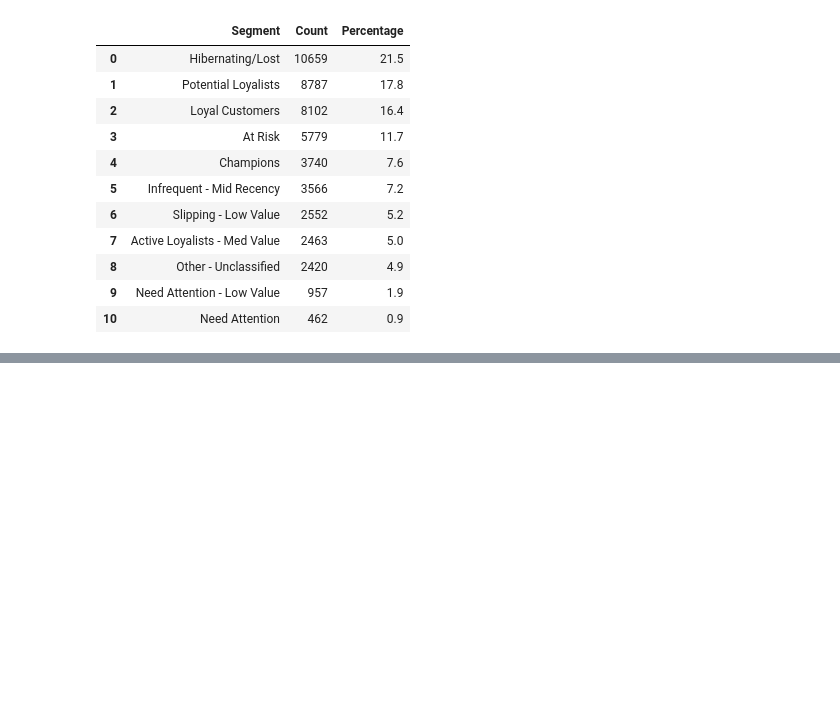
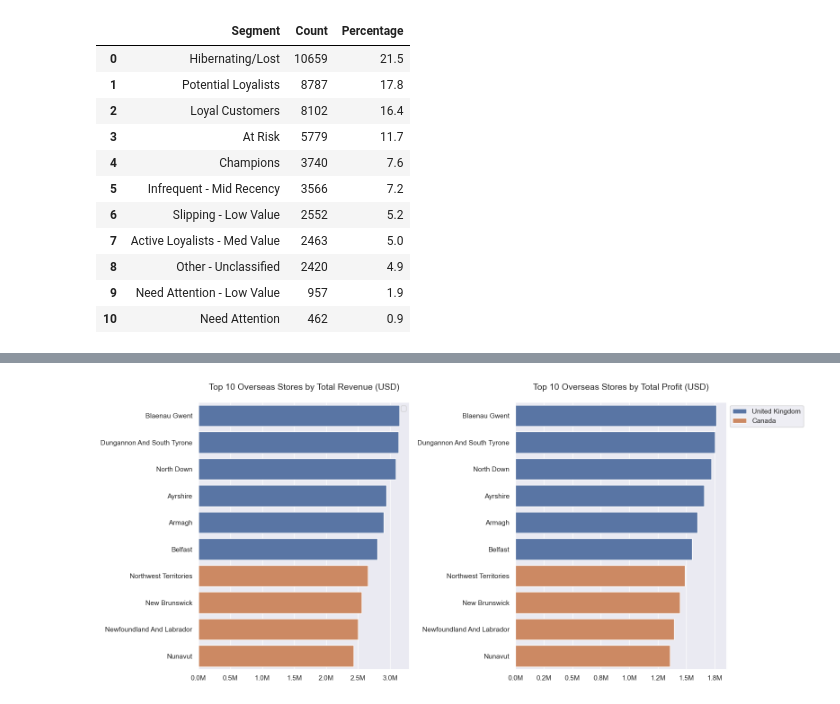
Before and after one commit to ChuSeng99/contoso, a Jupyter notebook: contoso.ipynb, the cells around one changed output, grey strips where cells are left out. Drawn from its saved outputs; the diff is of its cells as text; code cells hidden in the pictures; blank space fills up the shorter version.

```diff
--- a/contoso.ipynb
+++ b/contoso.ipynb
@@ -1259,0 +1357,12 @@ Goal: Identify top-performing regions.
+# %%
+df_store_excl_US_analysis = (
+    df_store
+    .loc[df_store['country_store'] != 'United States', :]
+    .groupby(['state_store', 'country_store'])
+    .agg(
+        total_revenue=('revenue_usd', 'sum'),
+        total_profit=('profit_usd', 'sum')
+    )
+)
+
+df_store_excl_US_analysis.head()
@@ -1259,0 +1377,33 @@ Goal: Identify top-performing regions.
+# %%
+fig, (ax1, ax2) = plt.subplots(nrows=1, ncols=2, figsize=(16,7))
+
+sns.barplot(
+    data=df_store_excl_US_analysis.reset_index().sort_values(by='total_revenue', ascending=False).head(10),
+    x='total_revenue',
+    y='state_store',
+    hue='country_store',
+    ax=ax1
+)
+ax1.xaxis.set_major_formatter(FuncFormatter(millions_formatter))
+ax1.set_xlabel('')
+ax1.set_ylabel('')
+ax1.set_title('Top 10 Overseas Stores by Total Revenue (USD)', pad=20)
+ax1.legend('')
+
+sns.barplot(
+    data=df_store_excl_US_analysis.reset_index().sort_values(by='total_profit', ascending=False).head(10),
+    x='total_profit',
+    y='state_store',
+    hue='country_store',
+    ax=ax2
+)
+ax2.xaxis.set_major_formatter(FuncFormatter(millions_formatter))
+ax2.set_xlabel('')
+ax2.set_ylabel('')
+ax2.set_title('Top 10 Overseas Stores by Total Profit (USD)', pad=20)
+ax2.legend(title='', bbox_to_anchor=(1, 1), loc='upper left')
+
+plt.tight_layout()
+plt.show()
+# %% [output]
+[figure, added]
```
Also changed, not shown: parts of 17 cells of this notebook, 6 other files.
